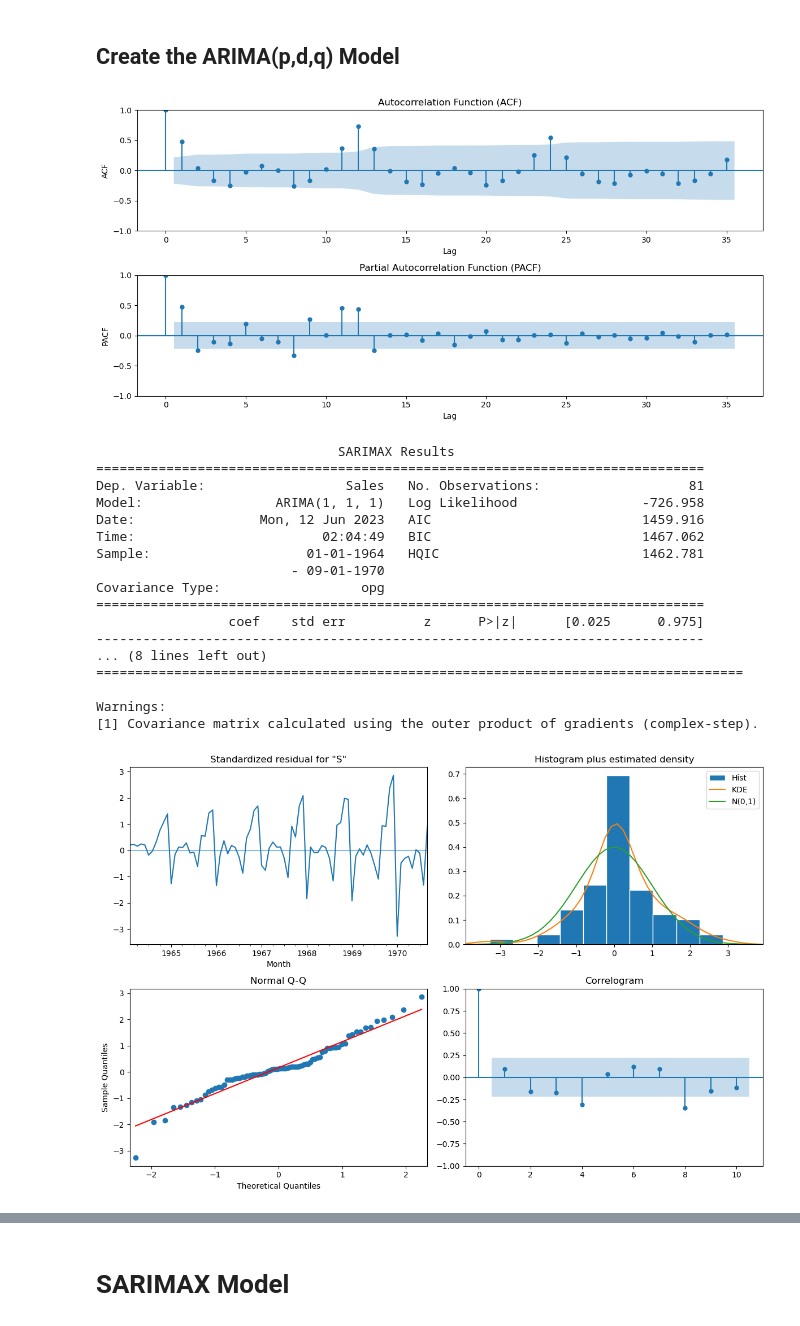
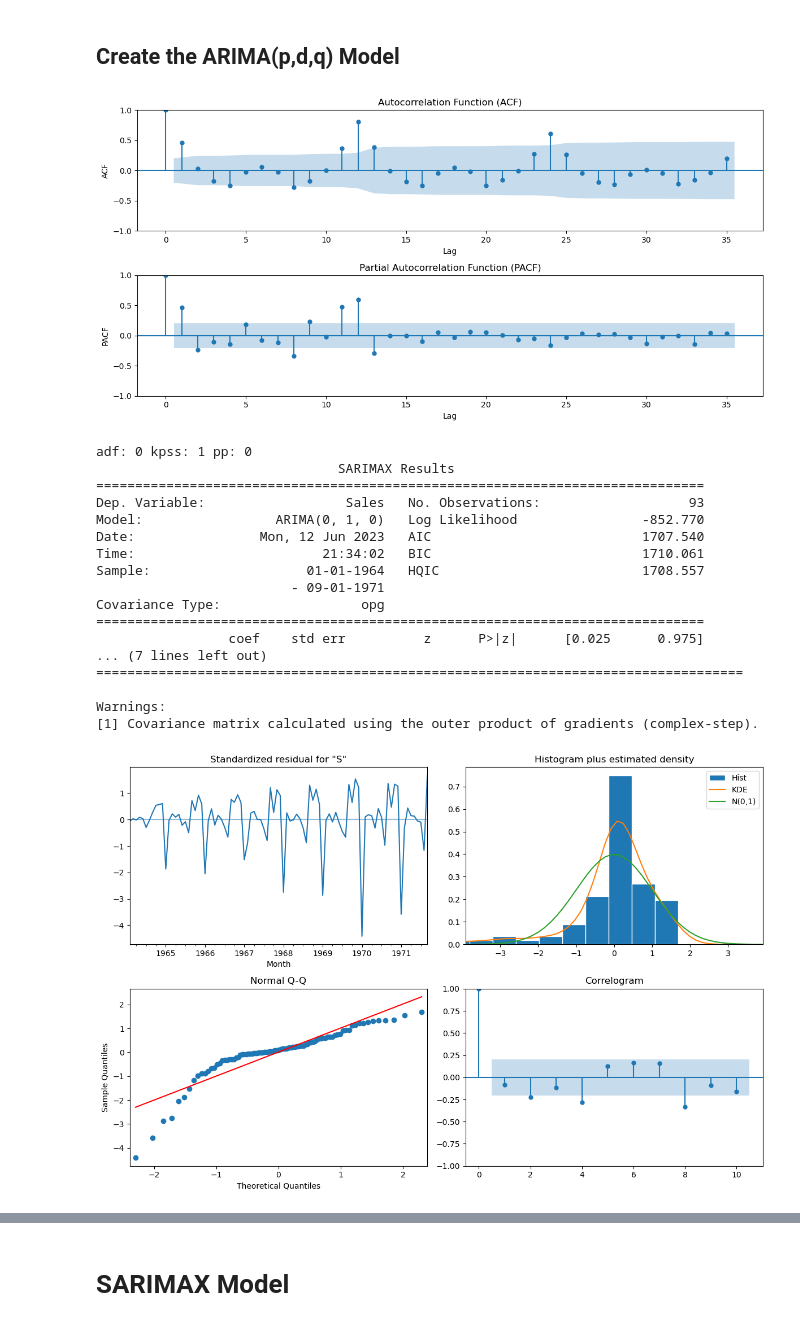
Before and after one commit to celik-muhammed/DL_Deploy_Time_Series-Product-Sales-Project, a Jupyter notebook: ml_time_series_deploy_product_sales_prediction_v1.ipynb, the cells around one changed output, grey strips where cells are left out. Cells and saved outputs as stored; diff of their text form; code cells hidden in the pictures.

```diff
--- a/ml_time_series_deploy_product_sales_prediction_v1.ipynb
+++ b/ml_time_series_deploy_product_sales_prediction_v1.ipynb
@@ -669,72 +741,83 @@ for train_index, test_index in TimeSeriesSplit(n_splits=2, test_size=24, gap=0).
 ## Create the ARIMA(p,d,q) Model
 # %%
 # Step 1: Plot the ACF and PACF
-acf  = sm.tsa.stattools.acf(y_train, nlags=None)
-pacf = sm.tsa.stattools.pacf(y_train, nlags=None)
+acf  = sm.tsa.stattools.acf(train, nlags=None)
+pacf = sm.tsa.stattools.pacf(train, nlags=None)
 
 fig, (ax1, ax2) = plt.subplots(2, 1, figsize=(12, 6))
 # Plot ACF
 # plt.stem(acf)
-sm.graphics.tsa.plot_acf(y_train, lags=35, ax=ax1)
+sm.graphics.tsa.plot_acf(train, lags=35, ax=ax1)
 ax1.set_xlabel('Lag')
 ax1.set_ylabel('ACF')
 ax1.set_title('Autocorrelation Function (ACF)')
 
 # Plot PACF
 # plt.stem(pacf)
-sm.graphics.tsa.plot_pacf(y_train, lags=35, method='ywm', ax=ax2)
+sm.graphics.tsa.plot_pacf(train, lags=35, method='ywm', ax=ax2)
 ax2.set_xlabel('Lag')
 ax2.set_ylabel('PACF')
 ax2.set_title('Partial Autocorrelation Function (PACF)')
 plt.tight_layout()
 plt.show()
 
+
 # Step 2: Identify potential values for 'q' and 'p'
 # Look for significant spikes within the confidence interval
+
 
 # Step 3: Determine the value for 'd'
 # Check for stationarity using tests like ADF or visual inspection
 
+# Estimate the number of differences using an Adf Test, KPSS test (defaulth), PP test
+test_adf  = pm.arima.utils.ndiffs(y, test='adf')
+test_kpss = pm.arima.utils.ndiffs(y, test='kpss')
+test_pp   = pm.arima.utils.ndiffs(y, test='pp')
+
+print('adf:', test_adf, 'kpss:', test_kpss, 'pp:', test_pp)
 # Example: If differencing is needed to achieve stationarity
 d = 1
+
 
 # Step 4: Refine parameter values
 # Build an ARIMA model and evaluate its performance
 
-# Example: Assume initial values 'p' = 1 and 'q' = 1
-p = 1
-q = 1
+# Example: Assume initial values 'p' = 0 and 'q' = 0
+p = 0
+q = 0
+
 
 # Create the ARIMA(p,d,q) Model, Fit the model
-model = sm.tsa.ARIMA(y_train,
-                     order=(1,1,1),               # order = (p, d, q)
+model = sm.tsa.ARIMA(train,
+                     order=(p,d,q),               # order = (p, d, q)
                      freq='MS',                   # Specify the frequency as 'MS' for monthly data
                     ).fit(method_kwargs={'maxiter':1000})
 # Evaluate the model
 print(model.summary())
 # model.mle_retvals
 
+
 # Examine diagnostic plots
 model.plot_diagnostics(figsize=(12, 8))
 plt.tight_layout()
 plt.show()
 # %% [output]
-[figure, old version]
+[figure, new version]
+adf: 0 kpss: 1 pp: 0
                                SARIMAX Results
 ==============================================================================
-Dep. Variable:                  Sales   No. Observations:                   81
-Model:                 ARIMA(1, 1, 1)   Log Likelihood                -726.958
-Date:                Mon, 12 Jun 2023   AIC                           1459.916
-Time:                        02:04:49   BIC                           1467.062
-Sample:                    01-01-1964   HQIC                          1462.781
-                         - 09-01-1970
+Dep. Variable:                  Sales   No. Observations:                   93
+Model:                 ARIMA(0, 1, 0)   Log Likelihood                -852.770
+Date:                Mon, 12 Jun 2023   AIC                           1707.540
+Time:                        21:34:02   BIC                           1710.061
+Sample:                    01-01-1964   HQIC                          1708.557
+                         - 09-01-1971
 Covariance Type:                  opg
 ==============================================================================
                  coef    std err          z      P>|z|      [0.025      0.975]
-------------------------------------------------------------------------------
-... (8 lines left out)
+... (7 lines left out)
 ===================================================================================
 
 Warnings:
 [1] Covariance matrix calculated using the outer product of gradients (complex-step).
-[figure, old version]
+[figure, new version]
```
Also changed, not shown: parts of 23 cells of this notebook.
